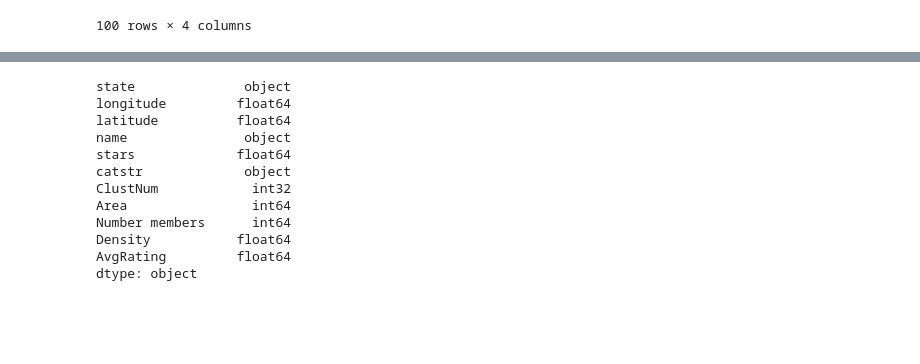
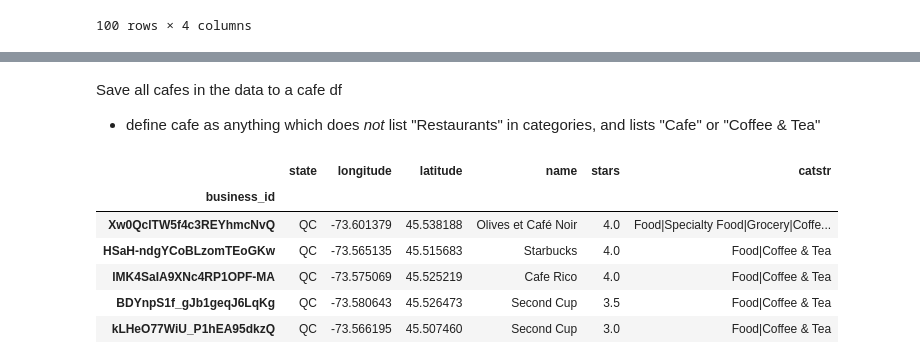
Before and after one commit to plazar/yackathon2016, a Jupyter notebook: BusinessClustering.ipynb, the cells around one changed output, grey strips where cells are left out. Saved outputs shown, nothing was run; the diff lists cells and outputs as text; code cells hidden in the pictures; blank space fills up the shorter version.

```diff
--- a/BusinessClustering.ipynb
+++ b/BusinessClustering.ipynb
@@ -480,20 +462,5 @@ restoclust.head()
 #restoclust['RatingVsAvg'] =
 # %%
 restoclust.index.name = 'business_id'
-# %%
-restoclust.dtypes
-# %% [output]
-state              object
-longitude         float64
-latitude          float64
-name               object
-stars             float64
-catstr             object
-ClustNum            int32
-Area                int64
-Number members      int64
-Density           float64
-AvgRating         float64
-dtype: object
 # %%
 restoclust.to_csv("RestaurantsWithClusters.csv", encoding='utf-8')
@@ -513,0 +467,3 @@ cbar.set_label("Stars")
+# %% [markdown]
+Save all cafes in the data to a cafe df
+- define cafe as anything which does *not* list "Restaurants" in categories, and lists "Cafe" or "Coffee & Tea"
@@ -513,0 +487,10 @@ cbar.set_label("Stars")
+# %%
+df_cafes.head()
+# %% [output]
+|  | state | longitude | latitude | name | stars | catstr |
+| business_id |  |  |  |  |  |  |
+| Xw0QclTW5f4c3REYhmcNvQ | QC | -73.601379 | 45.538188 | Olives et Café Noir | 4.0 | Food|Specialty Food|Grocery|Coffe... |
+| HSaH-ndgYCoBLzomTEoGKw | QC | -73.565135 | 45.515683 | Starbucks | 4.0 | Food|Coffee & Tea |
+| lMK4SaIA9XNc4RP1OPF-MA | QC | -73.575069 | 45.525219 | Cafe Rico | 4.0 | Food|Coffee & Tea |
+| BDYnpS1f_gJb1geqJ6LqKg | QC | -73.580643 | 45.526473 | Second Cup | 3.5 | Food|Coffee & Tea |
+| kLHeO77WiU_P1hEA95dkzQ | QC | -73.566195 | 45.507460 | Second Cup | 3.0 | Food|Coffee & Tea |
```
Also changed, not shown: parts of 25 cells of this notebook, 1 other file.
